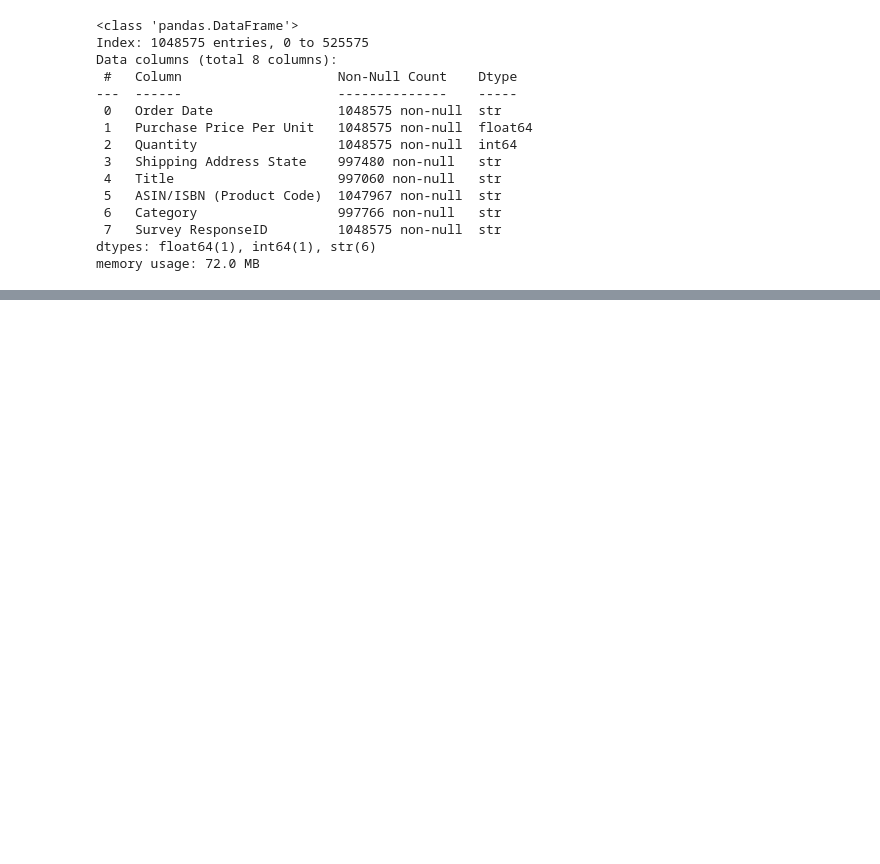
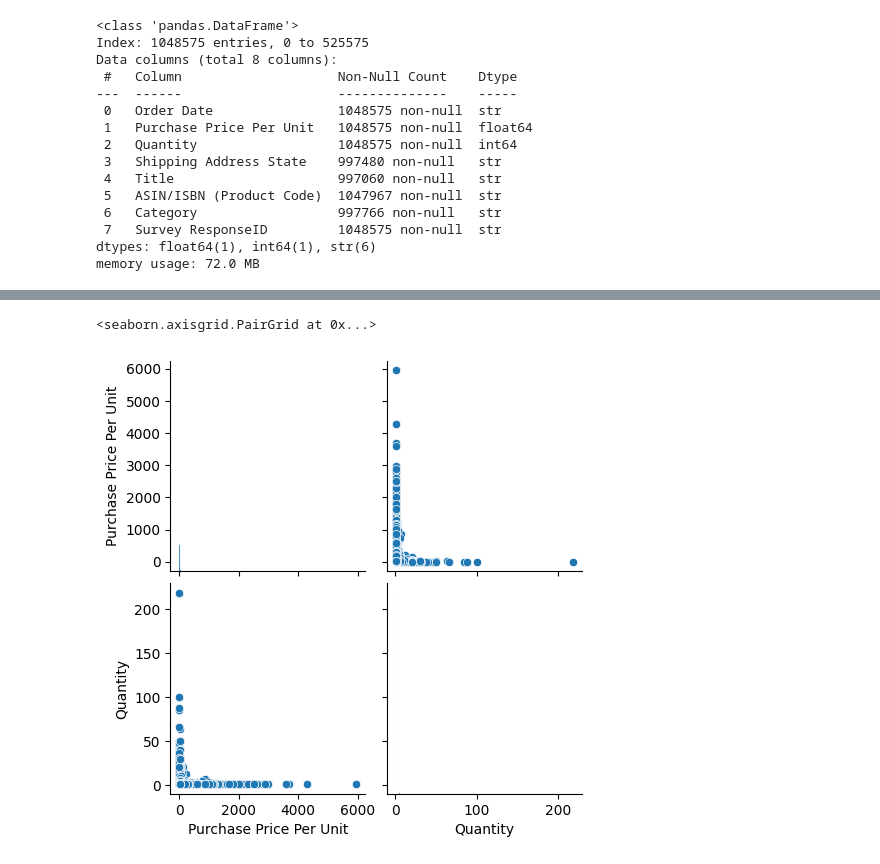
Before and after one commit to SU-IST707-SP26/group-project-bas-team, a Jupyter notebook: work/dataframe-creation.ipynb, the cells around one changed output, grey strips where cells are left out. Saved outputs shown, nothing was run; the diff lists cells and outputs as text; code cells hidden in the pictures; blank space fills up the shorter version.

Commit message:
Performed some exploratory analysis and visualizations on the data

```diff
--- a/work/dataframe-creation.ipynb
+++ b/work/dataframe-creation.ipynb
@@ -49,0 +98,10 @@ memory usage: 72.0 MB
+# %%
+from sklearn.impute import SimpleImputer
+
+numeric_cols = amazon.select_dtypes(include=['int64', 'float64']).columns
+num_imputer = SimpleImputer(strategy='mean')
+amazon[numeric_cols] = num_imputer.fit_transform(amazon[numeric_cols])
+
+categorical_cols = amazon.select_dtypes(include=['str']).columns
+cat_imputer = SimpleImputer(strategy='most_frequent')
+amazon[categorical_cols] = cat_imputer.fit_transform(amazon[categorical_cols])
@@ -49,0 +120,3 @@ memory usage: 72.0 MB
+# %%
+#Dropping any duplicate values
+amazon = amazon.drop_duplicates()
@@ -49,0 +181,7 @@ memory usage: 72.0 MB
+# %%
+import seaborn as sns
+
+sns.pairplot(amazon)
+# %% [output]
+<seaborn.axisgrid.PairGrid at 0x...>
+[figure, added]
```
Also changed, not shown: parts of 12 cells of this notebook.
